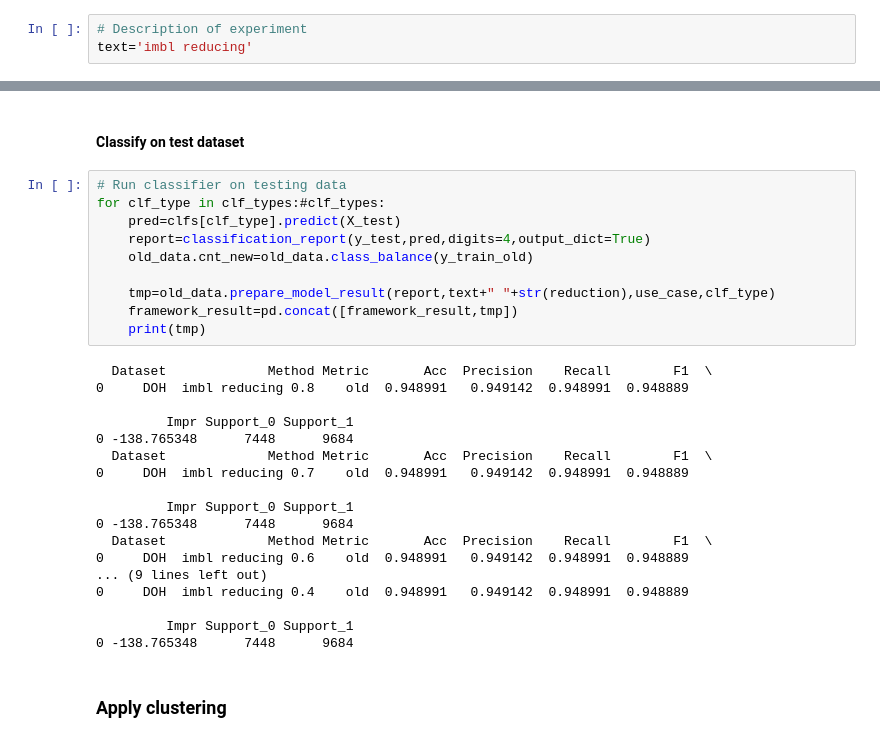
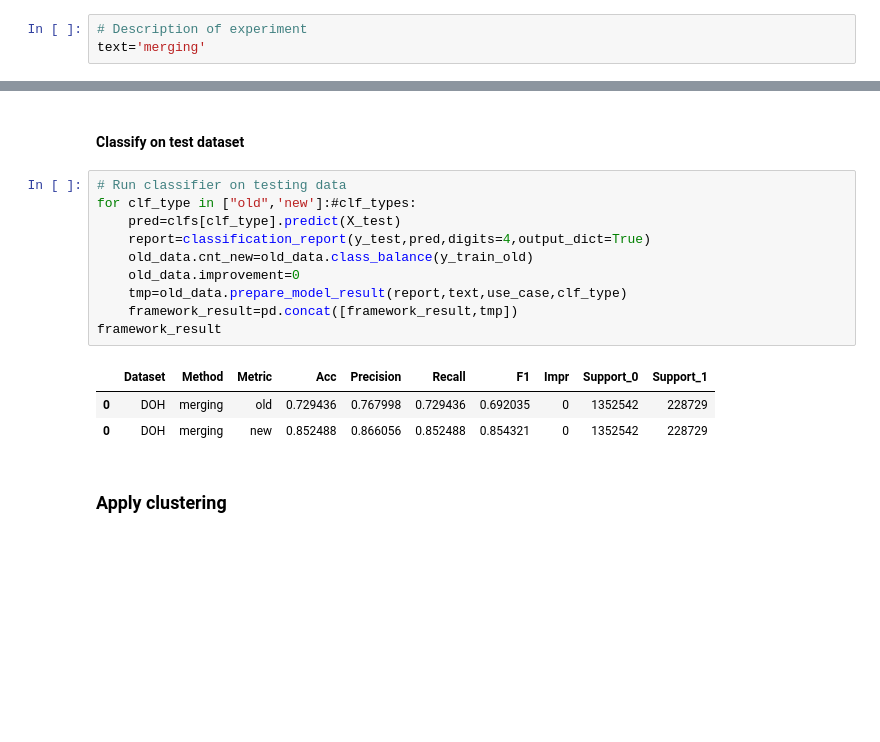
Before and after one commit to jirkaseta/dataset_cluster_analysis, a Jupyter notebook: cluster_report_numpy.ipynb, the cells around one changed output, grey strips where cells are left out. Drawn from its saved outputs; the diff is of its cells as text; blank space fills up the shorter version.

```diff
--- a/cluster_report_numpy.ipynb
+++ b/cluster_report_numpy.ipynb
@@ -887,6 +887,6 @@ framework_result=pd.DataFrame()
 # %%
 # Description of experiment
-text='imbl reducing'
+text='merging'
 # %%
 # Define context of applied use case
 use_case="DOH"
@@ -1016,32 +1021,18 @@ else:
 #### Classify on test dataset
 # %%
 # Run classifier on testing data
-for clf_type in clf_types:#clf_types:
+for clf_type in ["old",'new']:#clf_types:
     pred=clfs[clf_type].predict(X_test)
     report=classification_report(y_test,pred,digits=4,output_dict=True)
     old_data.cnt_new=old_data.class_balance(y_train_old)
-
-    tmp=old_data.prepare_model_result(report,text+" "+str(reduction),use_case,clf_type)
+    old_data.improvement=0
+    tmp=old_data.prepare_model_result(report,text,use_case,clf_type)
     framework_result=pd.concat([framework_result,tmp])
-    print(tmp)
+framework_result
 # %% [output]
-  Dataset             Method Metric       Acc  Precision    Recall        F1  \
-0     DOH  imbl reducing 0.8    old  0.948991   0.949142  0.948991  0.948889
-
-         Impr Support_0 Support_1
-0 -138.765348      7448      9684
-  Dataset             Method Metric       Acc  Precision    Recall        F1  \
-0     DOH  imbl reducing 0.7    old  0.948991   0.949142  0.948991  0.948889
-
-         Impr Support_0 Support_1
-0 -138.765348      7448      9684
-  Dataset             Method Metric       Acc  Precision    Recall        F1  \
-0     DOH  imbl reducing 0.6    old  0.948991   0.949142  0.948991  0.948889
-... (9 lines left out)
-0     DOH  imbl reducing 0.4    old  0.948991   0.949142  0.948991  0.948889
-
-         Impr Support_0 Support_1
-0 -138.765348      7448      9684
+|  | Dataset | Method | Metric | Acc | Precision | Recall | F1 | Impr | Support_0 | Support_1 |
+| 0 | DOH | merging | old | 0.729436 | 0.767998 | 0.729436 | 0.692035 | 0 | 1352542 | 228729 |
+| 0 | DOH | merging | new | 0.852488 | 0.866056 | 0.852488 | 0.854321 | 0 | 1352542 | 228729 |
 # %% [markdown]
 ### Apply clustering
 # %% [markdown]
```
Also changed, not shown: parts of 14 cells of this notebook.
